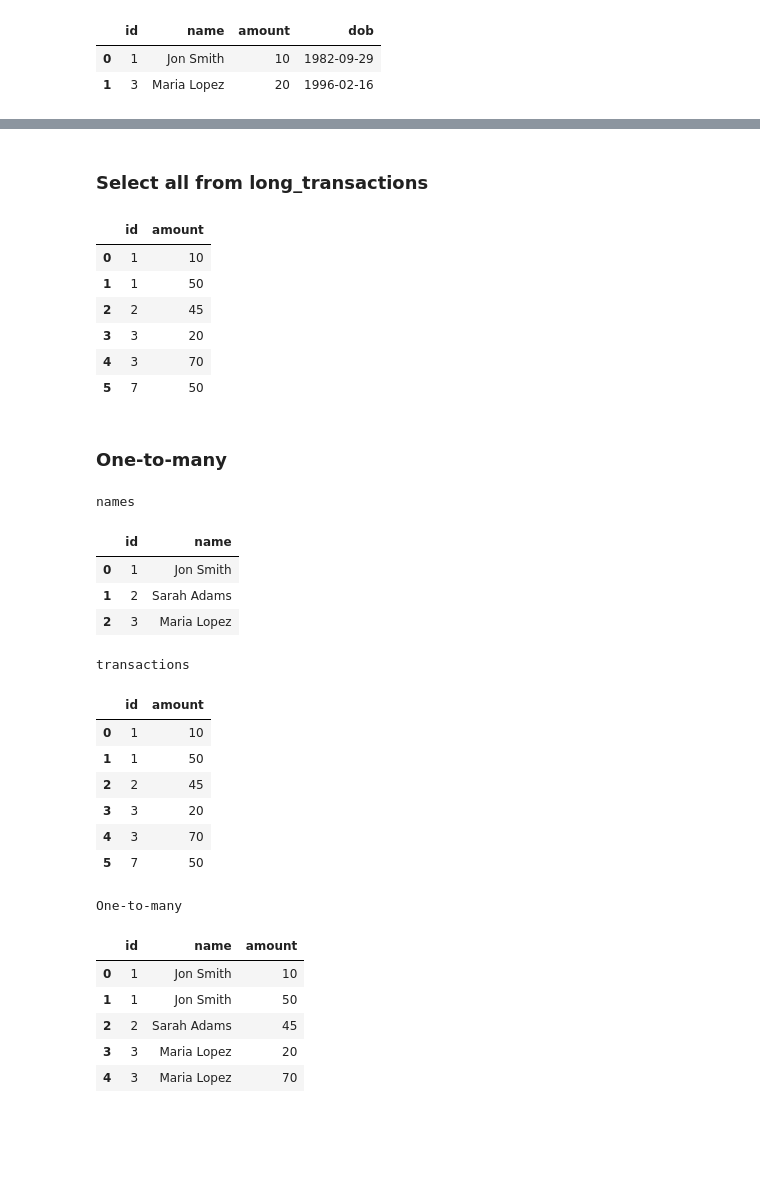
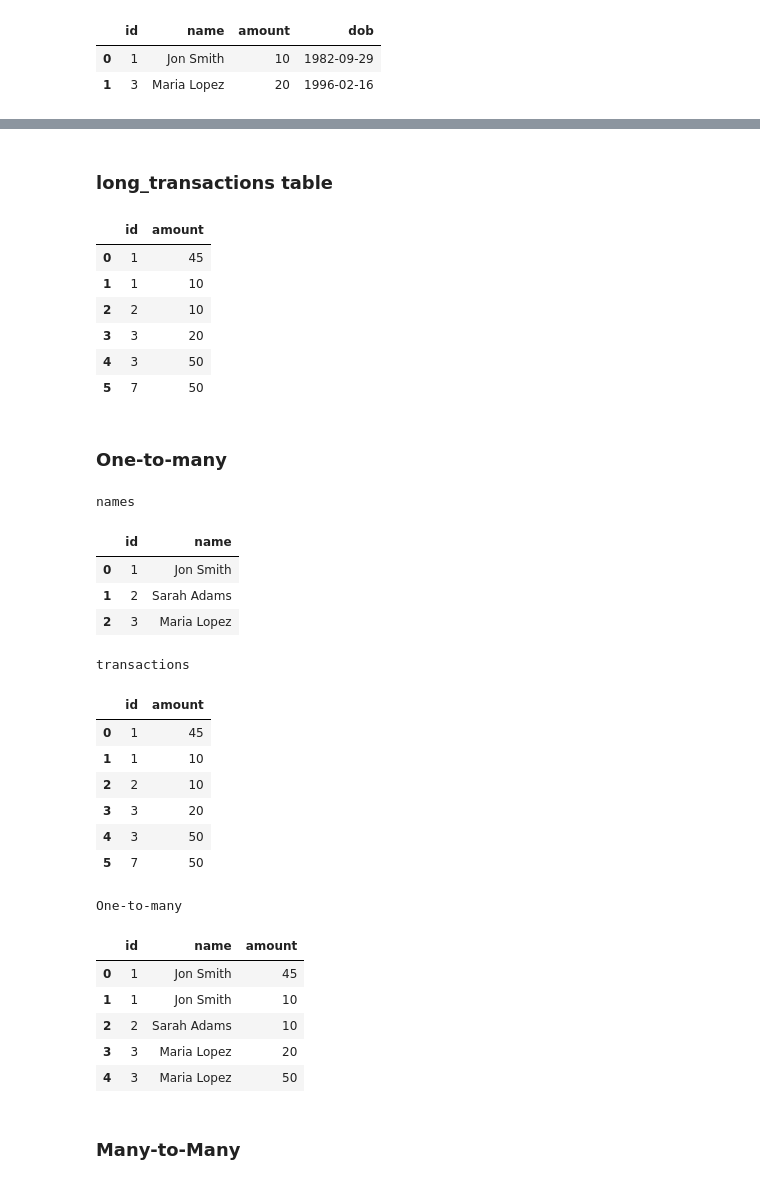
Before and after one commit to mveele/SQL_join_comms, a Jupyter notebook: comms_project.ipynb, the cells around one changed output, grey strips where cells are left out. Cells and saved outputs as stored; diff of their text form; code cells hidden in the pictures; blank space fills up the shorter version.

Commit message:
add to many to one

```diff
--- a/comms_project.ipynb
+++ b/comms_project.ipynb
@@ -2,8 +2,8 @@
 # CHANGE INFO TO RUN ON YOUR LOCAL
 host = "127.0.0.1"
 port = "5432"
-# database = "MSDS691"
-database = 'msds691'
+database = "MSDS691"
+# database = 'msds691'
 user = "postgres"
 # %%
 import psycopg2
@@ -344,7 +348,7 @@ VALUES
 cur.execute(create)
 conn.commit()
 # %% [markdown]
-### Select all from long_transactions
+### long_transactions table
 # %%
 query = f'''
 
@@ -356,43 +360,49 @@ df_long_tran = select_query(query)
 df_long_tran
 # %% [output]
 |  | id | amount |
-| 0 | 1 | 10 |
-| 1 | 1 | 50 |
-| 2 | 2 | 45 |
+| 0 | 1 | 45 |
+| 1 | 1 | 10 |
+| 2 | 2 | 10 |
 | 3 | 3 | 20 |
-| 4 | 3 | 70 |
+| 4 | 3 | 50 |
 | 5 | 7 | 50 |
 # %% [markdown]
 ### One-to-many
 # %%
 query = f'''
 
-SELECT  names.id, names.name, long_transactions.amount
-FROM names LEFT JOIN long_transactions
-    ON (names.id = long_transactions.id)
+SELECT
+names.id,
+names.name,
+long_transactions.amount
+FROM names
+    LEFT JOIN long_transactions
+        ON (names.id = long_transactions.id)
 
 ;'''
 df_one_many = select_query(query)
 display_side_by_side([df_names, df_long_tran, df_one_many],
                      ['names', 'transactions', 'One-to-many'])
 # %% [output]
 names
 |  | id | name |
 | 0 | 1 | Jon Smith |
 | 1 | 2 | Sarah Adams |
 | 2 | 3 | Maria Lopez |
 transactions
 |  | id | amount |
-| 0 | 1 | 10 |
-| 1 | 1 | 50 |
-| 2 | 2 | 45 |
+| 0 | 1 | 45 |
+| 1 | 1 | 10 |
+| 2 | 2 | 10 |
 | 3 | 3 | 20 |
-| 4 | 3 | 70 |
+| 4 | 3 | 50 |
 | 5 | 7 | 50 |
 One-to-many
 |  | id | name | amount |
-| 0 | 1 | Jon Smith | 10 |
-| 1 | 1 | Jon Smith | 50 |
-| 2 | 2 | Sarah Adams | 45 |
+| 0 | 1 | Jon Smith | 45 |
+| 1 | 1 | Jon Smith | 10 |
+| 2 | 2 | Sarah Adams | 10 |
 | 3 | 3 | Maria Lopez | 20 |
-| 4 | 3 | Maria Lopez | 70 |
+| 4 | 3 | Maria Lopez | 50 |
+# %% [markdown]
+### Many-to-Many
```
Also changed, not shown: parts of 12 cells of this notebook, 1 other file.
